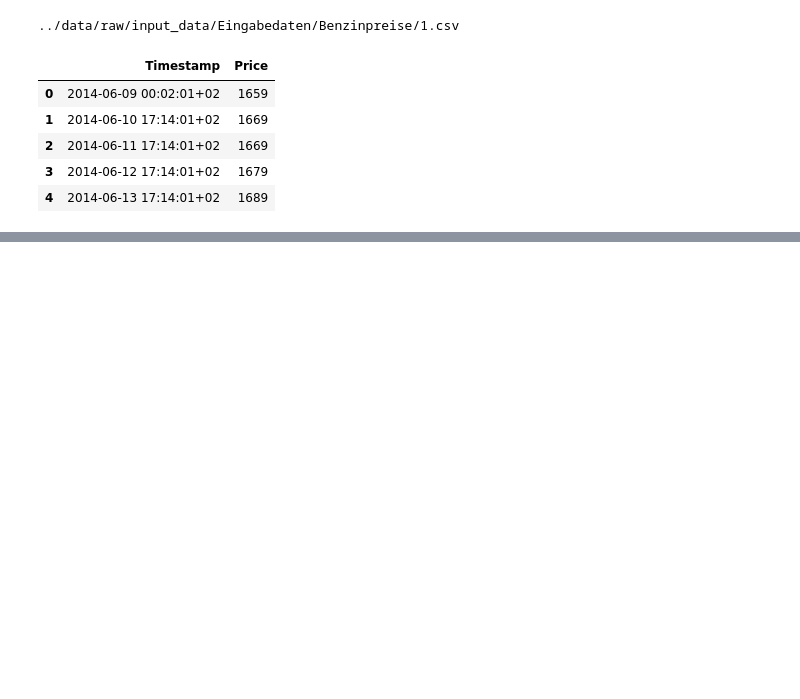
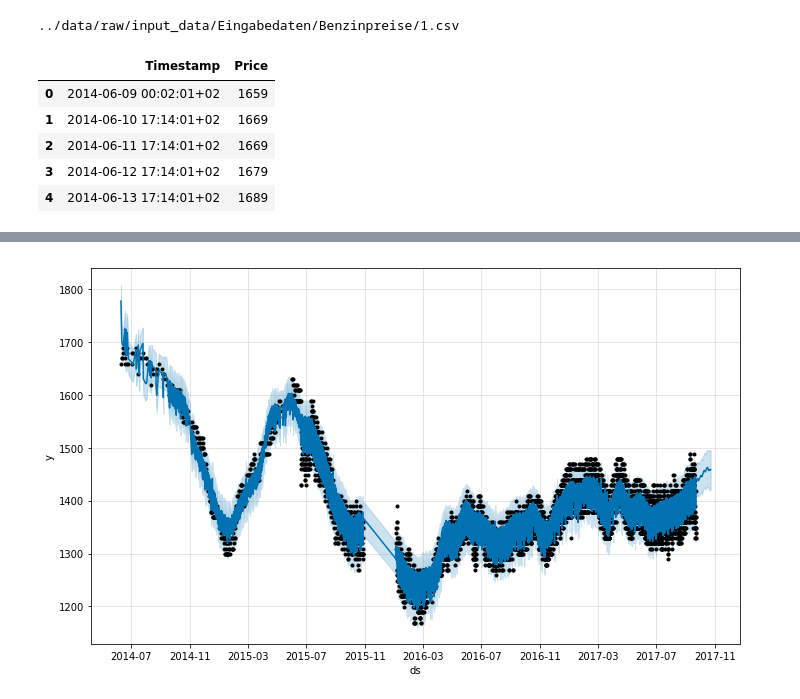
Before and after one commit to WGierke/informatiCup2018, a Jupyter notebook: notebooks/1.0-wg-data-exploration.ipynb, the cells around one changed output, grey strips where cells are left out. Drawn from its saved outputs; the diff is of its cells as text; code cells hidden in the pictures; blank space fills up the shorter version.

Commit message:
Add baseline approach using FB Prophet

```diff
--- a/notebooks/1.0-wg-data-exploration.ipynb
+++ b/notebooks/1.0-wg-data-exploration.ipynb
@@ -6,7 +8,10 @@ from datetime import datetime
 init_notebook_mode(connected=True)
 # %%
-def get_datetime_from_string(s):
-    return datetime.strptime(s + "00", '%Y-%m-%d %H:%M:%S%z')
+def get_datetime_from_string(s, keep_utc=True):
+    if keep_utc:
+        return datetime.strptime(s + "00", '%Y-%m-%d %H:%M:%S%z')
+    else:
+        return datetime.strptime(s[:-3], '%Y-%m-%d %H:%M:%S')
 # %%
 GAS_PRICE_PATH = os.path.join('..', 'data', 'raw', 'input_data', 'Eingabedaten', 'Benzinpreise')
 GAS_STATION_1_PATH = os.path.join(GAS_PRICE_PATH, '1.csv')
@@ -25,3 +30,10 @@ df.head()
 iplot([{"x": [get_datetime_from_string(str(x)) for x in df.Timestamp], "y": df.Price}])
 # %% [output]
 [interactive output not drawn]
+# %%
+m = Prophet()
+df_fb = df.copy()
+df_fb['y'] = df_fb['Price']
+df_fb['ds'] = df_fb['Timestamp'].apply(lambda x : get_datetime_from_string(str(x), keep_utc=False))
+df_fb.drop(['Timestamp', 'Price'], inplace=True, axis=1)
+m.fit(df_fb)
@@ -27,0 +42,3 @@ iplot([{"x": [get_datetime_from_string(str(x)) for x in df.Timestamp], "y": df.P
+# %%
+future = m.make_future_dataframe(periods=31)
+future.tail()
@@ -27,0 +52,3 @@ iplot([{"x": [get_datetime_from_string(str(x)) for x in df.Timestamp], "y": df.P
+# %%
+forecast = m.predict(future)
+forecast[['ds', 'yhat', 'yhat_lower', 'yhat_upper']].tail()
@@ -27,0 +62,4 @@ iplot([{"x": [get_datetime_from_string(str(x)) for x in df.Timestamp], "y": df.P
+# %%
+m.plot(forecast);
+# %% [output]
+[figure, added]
```
Also changed, not shown: parts of 5 cells of this notebook, 1 other file.
